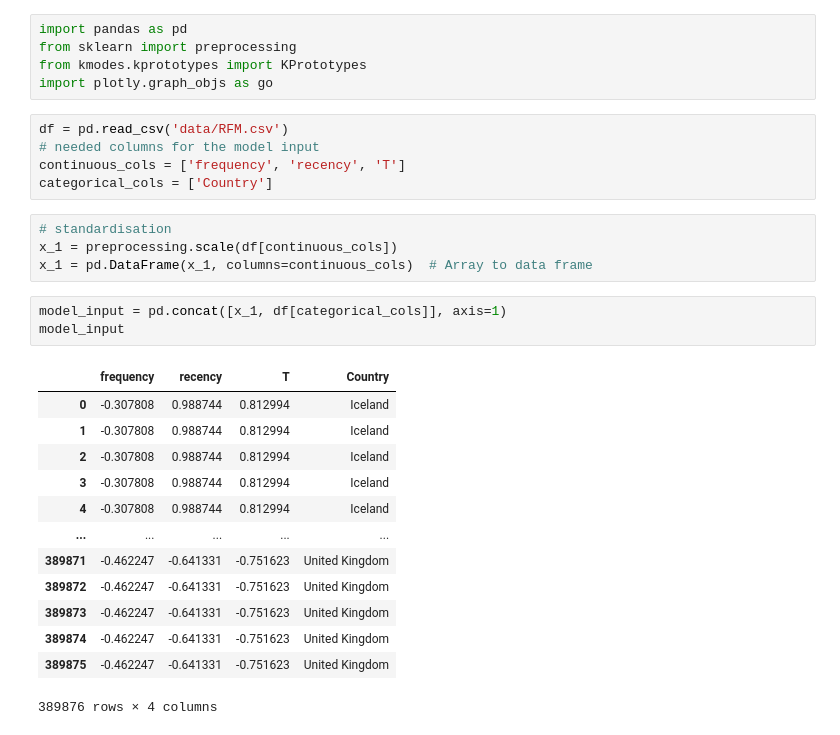
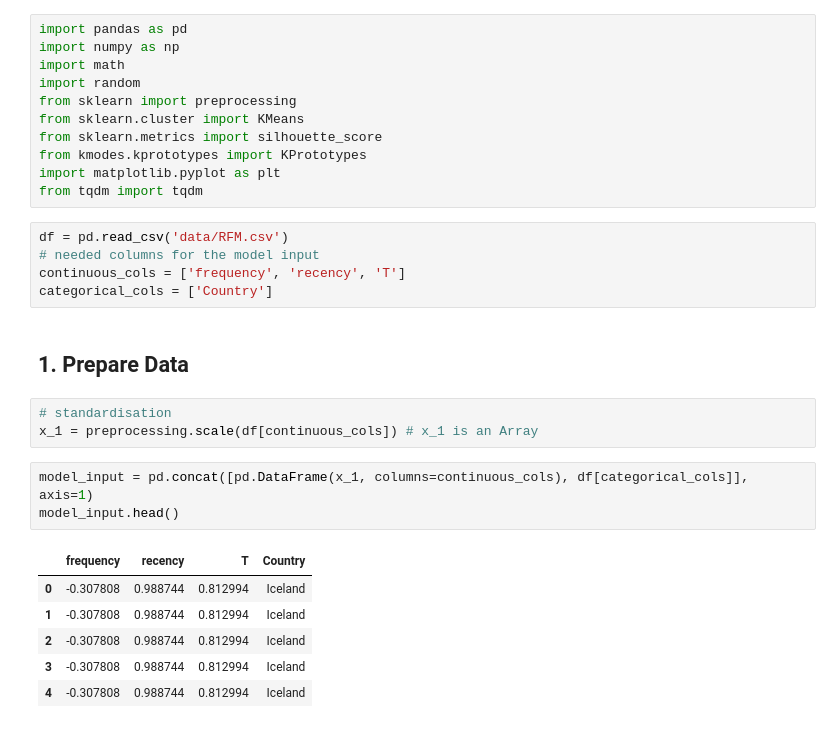
Before and after one commit to lizzzfang/Customer-Analytics, a Jupyter notebook: Clustering.ipynb, the cells around one changed output. Drawn from its saved outputs; the diff is of its cells as text.

Commit message:
update clustering

```diff
--- a/Clustering.ipynb
+++ b/Clustering.ipynb
@@ -1,31 +1,31 @@
 # %%
 import pandas as pd
+import numpy as np
+import math
+import random
 from sklearn import preprocessing
+from sklearn.cluster import KMeans
+from sklearn.metrics import silhouette_score
 from kmodes.kprototypes import KPrototypes
-import plotly.graph_objs as go
+import matplotlib.pyplot as plt
+from tqdm import tqdm
 # %%
 df = pd.read_csv('data/RFM.csv')
 # needed columns for the model input
 continuous_cols = ['frequency', 'recency', 'T']
 categorical_cols = ['Country']
+# %% [markdown]
+## 1. Prepare Data
 # %%
 # standardisation
-x_1 = preprocessing.scale(df[continuous_cols])
-x_1 = pd.DataFrame(x_1, columns=continuous_cols)  # Array to data frame
+x_1 = preprocessing.scale(df[continuous_cols]) # x_1 is an Array
 # %%
-model_input = pd.concat([x_1, df[categorical_cols]], axis=1)
-model_input
+model_input = pd.concat([pd.DataFrame(x_1, columns=continuous_cols), df[categorical_cols]], axis=1)
+model_input.head()
 # %% [output]
 |  | frequency | recency | T | Country |
 | 0 | -0.307808 | 0.988744 | 0.812994 | Iceland |
 | 1 | -0.307808 | 0.988744 | 0.812994 | Iceland |
 | 2 | -0.307808 | 0.988744 | 0.812994 | Iceland |
 | 3 | -0.307808 | 0.988744 | 0.812994 | Iceland |
 | 4 | -0.307808 | 0.988744 | 0.812994 | Iceland |
-| ... | ... | ... | ... | ... |
-| 389871 | -0.462247 | -0.641331 | -0.751623 | United Kingdom |
-| 389872 | -0.462247 | -0.641331 | -0.751623 | United Kingdom |
-| 389873 | -0.462247 | -0.641331 | -0.751623 | United Kingdom |
-| 389874 | -0.462247 | -0.641331 | -0.751623 | United Kingdom |
-| 389875 | -0.462247 | -0.641331 | -0.751623 | United Kingdom |
-389876 rows × 4 columns
```
Also changed, not shown: parts of 24 cells of this notebook.
